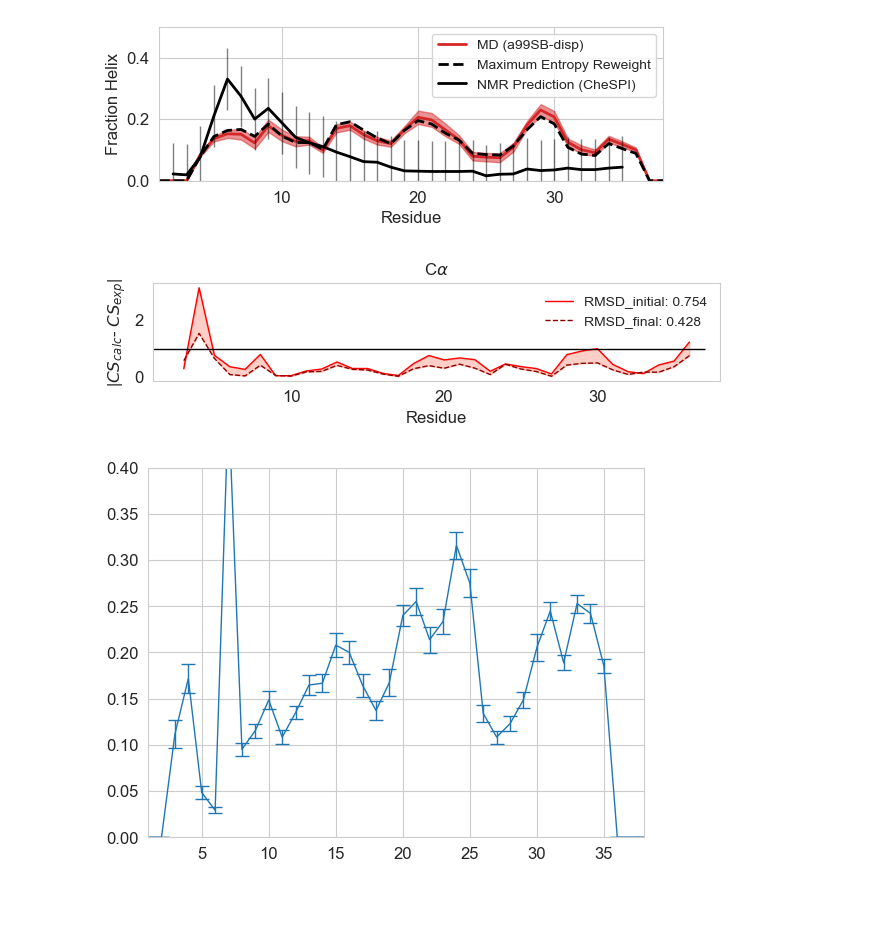
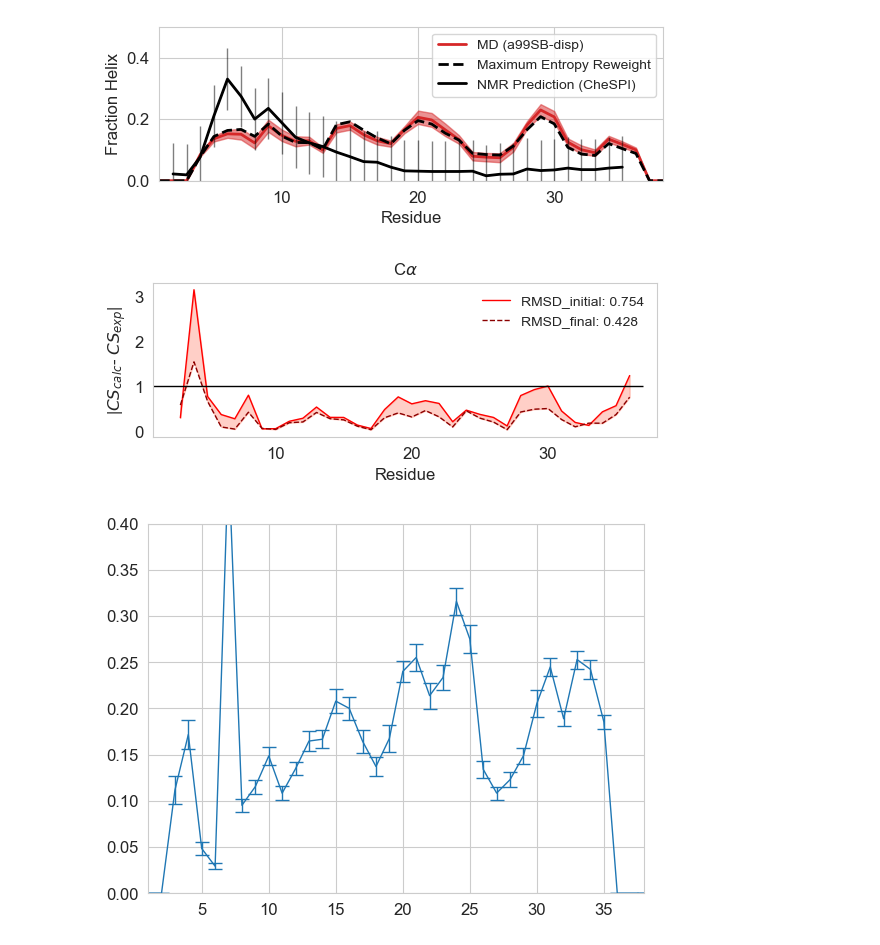
Before and after one commit to paulrobustelli/Garcia_hIAPP_monomer_binders_2025, a Jupyter notebook: hiapp_wt_apo/hiapp_wt_apo_simulation_analysis_300k.ipynb, the cells around one changed output. Cells and saved outputs as stored; diff of their text form; code cells hidden in the pictures; blank space fills up the shorter version.

```diff
--- a/hiapp_wt_apo/hiapp_wt_apo_simulation_analysis_300k.ipynb
+++ b/hiapp_wt_apo/hiapp_wt_apo_simulation_analysis_300k.ipynb
@@ -521,30 +521,29 @@ plt.savefig(outdir+'NMR_Validation_CheSPI_MD.svg', dpi=300)
 # %%
 arr = np.loadtxt("/Users/f006j60/Robustelli_Group/Robustelli-Lab/IAPP/wt/analysis_02.23.23/cs/wt_iapp_reweight/reweight_data/CA.reweight.dev.dat")
 
 rmsd_i = 0.754
 rmsd_f = 0.428
 # plt.figure(figsize=(3.3,2.))
 plt.figure(figsize=(6.5,2))
 plt.plot(arr[:,0], arr[:,1], color='red',
             label="RMSD_initial:%6.3lf" % rmsd_i)
 plt.plot(arr[:,0], arr[:,2], color='darkred', linestyle='dashed',
             label="RMSD_final:%6.3lf" % rmsd_f)
 plt.fill_between(arr[:,0], arr[:,2], arr[:,1],
                     color='tomato', alpha=0.3)
 
 plt.ylabel(r'|$CS_{calc}$- $CS_{exp}$|')
 plt.title(r"C$\alpha$")
 plt.hlines(1.0, 1, 37, colors="k")
 plt.grid(False)
 plt.xlabel('Residue')
 plt.legend(loc='upper right',fontsize=10,ncol= 1, frameon=False,)# bbox_to_anchor=(0.9,0.9))
 plt.xticks(np.arange(0,40,10))
 plt.xlim(1, 38)
-plt.tight_layout()
 t = "CA"
 plt.savefig('%s/%s.reweight.dev.pdf' % (outdir, t), bbox_inches='tight')
 # %% [output]
-[figure, old version]
+[figure, new version]
 # %%
 def dssp_convert_more(dssp):
     dsspH = np.copy(dssp)
```
Also changed, not shown: parts of 19 cells of this notebook, 28 other files.
